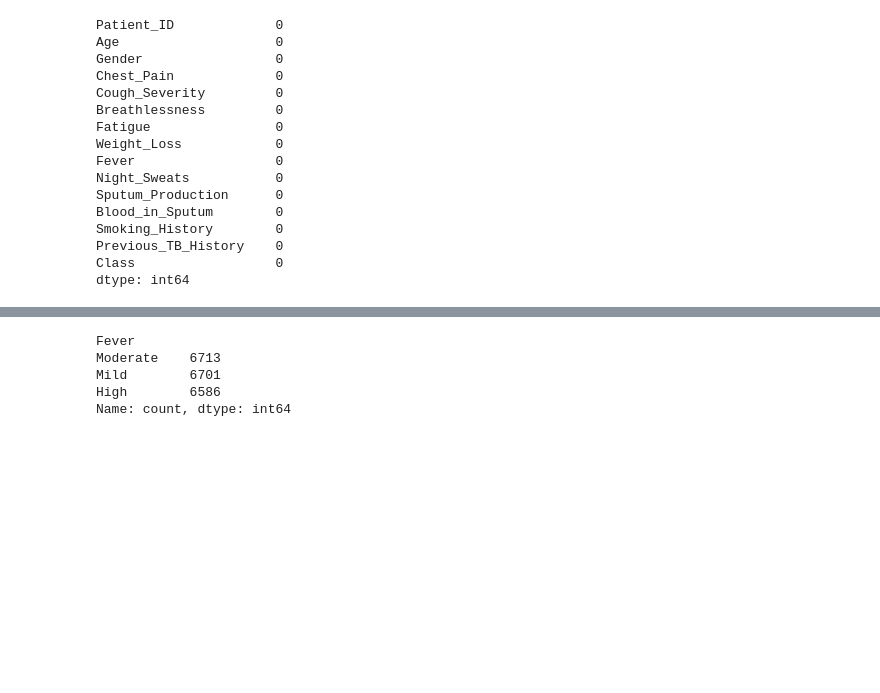
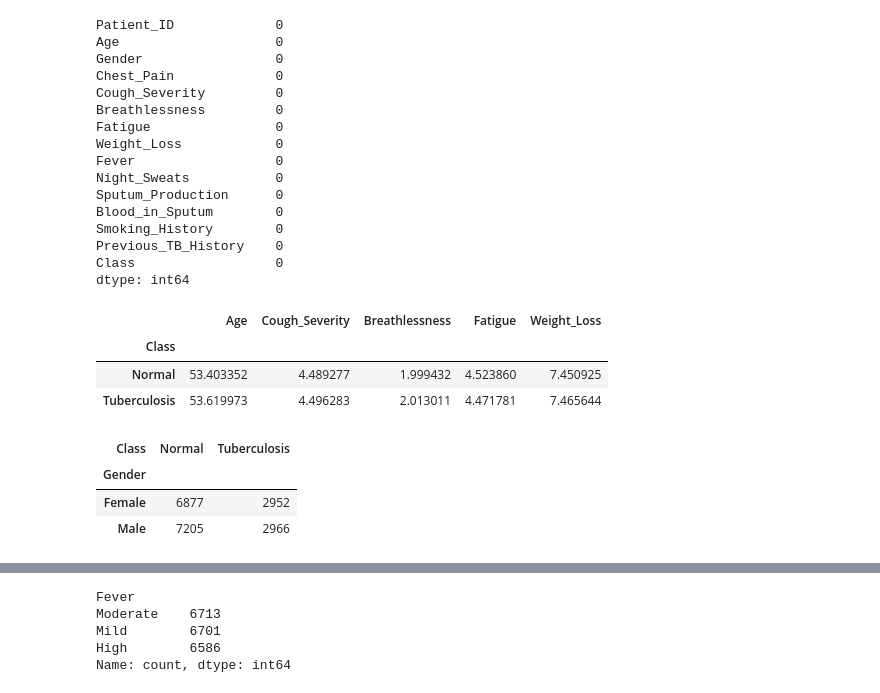
Before and after one commit to SyM97/Tuberculosis_proyect, a Jupyter notebook: notebook/tuberculosis.ipynb, the cells around one changed output, grey strips where cells are left out. Cells and saved outputs as stored; diff of their text form; code cells hidden in the pictures; blank space fills up the shorter version.

```diff
--- a/notebook/tuberculosis.ipynb
+++ b/notebook/tuberculosis.ipynb
@@ -91,3 +102,19 @@ Smoking_History        0
 Previous_TB_History    0
 Class                  0
 dtype: int64
+# %%
+# Promedios de síntomas por clase
+df.groupby("Class")[["Age", "Cough_Severity", "Breathlessness", "Fatigue", "Weight_Loss"]].mean()
+# %% [output]
+|  | Age | Cough_Severity | Breathlessness | Fatigue | Weight_Loss |
+| Class |  |  |  |  |  |
+| Normal | 53.403352 | 4.489277 | 1.999432 | 4.523860 | 7.450925 |
+| Tuberculosis | 53.619973 | 4.496283 | 2.013011 | 4.471781 | 7.465644 |
+# %%
+# Conteo de casos por género y clase
+df.groupby(["Gender", "Class"]).size().unstack()
+# %% [output]
+| Class | Normal | Tuberculosis |
+| Gender |  |  |
+| Female | 6877 | 2952 |
+| Male | 7205 | 2966 |
```
Also changed, not shown: parts of 8 cells of this notebook.
